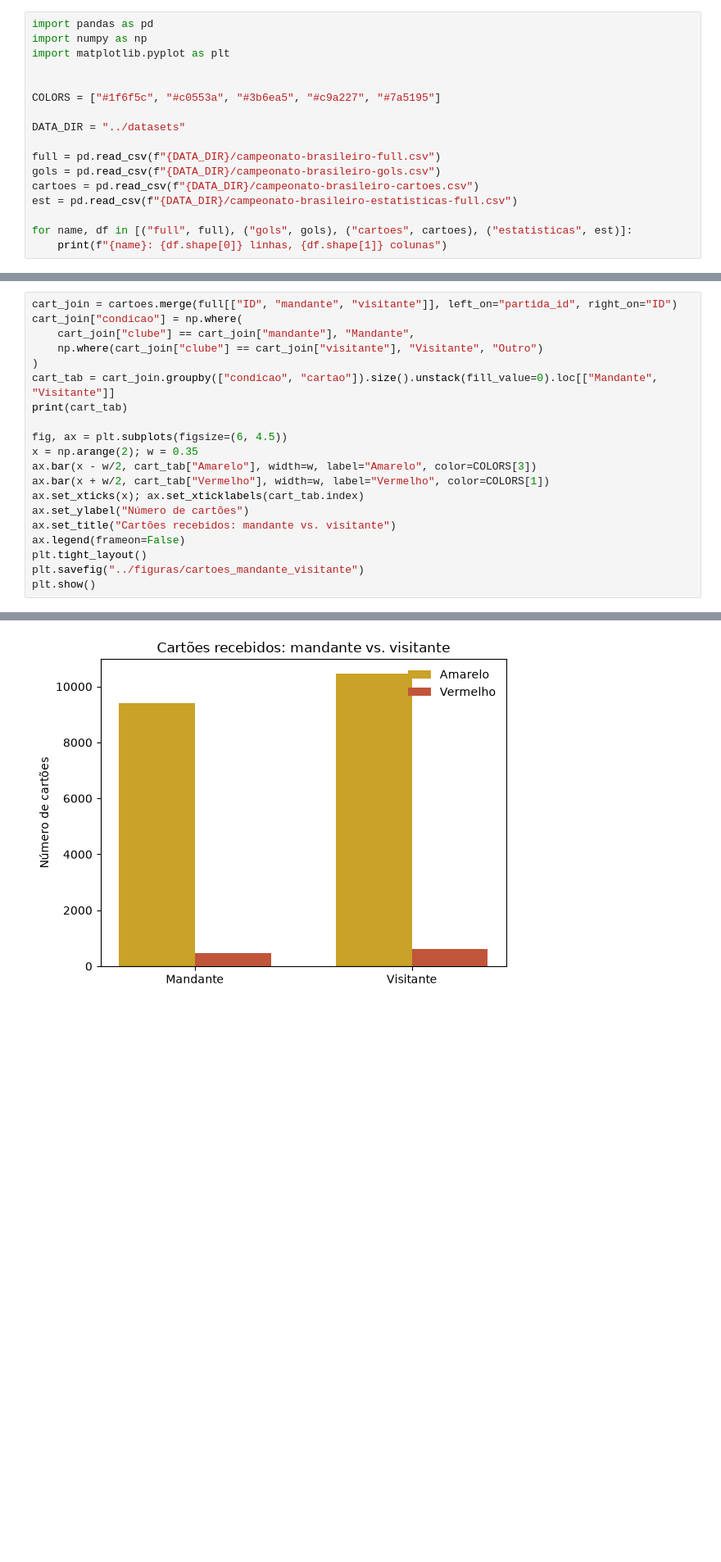
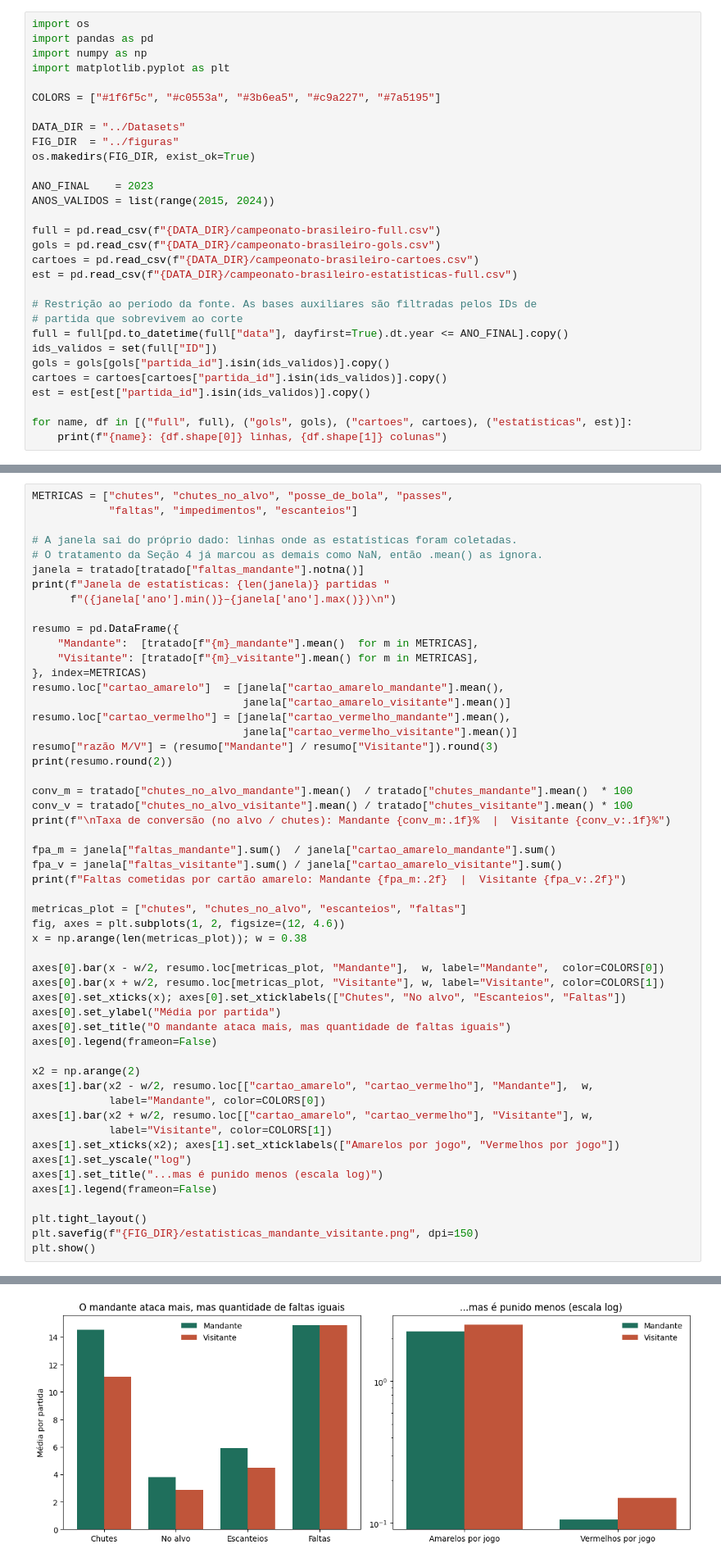
Before and after one commit to KIOliveira/T2-CienciaDeDados, a Jupyter notebook: notebooks/EDA.ipynb, the cells around one changed output, grey strips where cells are left out. Shown at 82% size. Drawn from its saved outputs; the diff is of its cells as text; blank space fills up the shorter version.

```diff
--- a/notebooks/EDA.ipynb
+++ b/notebooks/EDA.ipynb
@@ -7,18 +15,31 @@ Este notebook carrega as 4 bases do projeto, faz a limpeza básica, e conduz a a
 # %%
+import os
 import pandas as pd
 import numpy as np
 import matplotlib.pyplot as plt
 
-
 COLORS = ["#1f6f5c", "#c0553a", "#3b6ea5", "#c9a227", "#7a5195"]
 
-DATA_DIR = "../datasets"
+DATA_DIR = "../Datasets"
+FIG_DIR  = "../figuras"
+os.makedirs(FIG_DIR, exist_ok=True)
+
+ANO_FINAL    = 2023
+ANOS_VALIDOS = list(range(2015, 2024))
 
 full = pd.read_csv(f"{DATA_DIR}/campeonato-brasileiro-full.csv")
 gols = pd.read_csv(f"{DATA_DIR}/campeonato-brasileiro-gols.csv")
 cartoes = pd.read_csv(f"{DATA_DIR}/campeonato-brasileiro-cartoes.csv")
 est = pd.read_csv(f"{DATA_DIR}/campeonato-brasileiro-estatisticas-full.csv")
 
+# Restrição ao período da fonte. As bases auxiliares são filtradas pelos IDs de
+# partida que sobrevivem ao corte
+full = full[pd.to_datetime(full["data"], dayfirst=True).dt.year <= ANO_FINAL].copy()
+ids_validos = set(full["ID"])
+gols = gols[gols["partida_id"].isin(ids_validos)].copy()
+cartoes = cartoes[cartoes["partida_id"].isin(ids_validos)].copy()
+est = est[est["partida_id"].isin(ids_validos)].copy()
+
 for name, df in [("full", full), ("gols", gols), ("cartoes", cartoes), ("estatisticas", est)]:
     print(f"{name}: {df.shape[0]} linhas, {df.shape[1]} colunas")
 # %% [output]
@@ -184,21 +579,54 @@ plt.show()
 # %%
-cart_join = cartoes.merge(full[["ID", "mandante", "visitante"]], left_on="partida_id", right_on="ID")
-cart_join["condicao"] = np.where(
-    cart_join["clube"] == cart_join["mandante"], "Mandante",
-    np.where(cart_join["clube"] == cart_join["visitante"], "Visitante", "Outro")
-)
-cart_tab = cart_join.groupby(["condicao", "cartao"]).size().unstack(fill_value=0).loc[["Mandante", "Visitante"]]
-print(cart_tab)
+METRICAS = ["chutes", "chutes_no_alvo", "posse_de_bola", "passes",
+            "faltas", "impedimentos", "escanteios"]
 
-fig, ax = plt.subplots(figsize=(6, 4.5))
-x = np.arange(2); w = 0.35
-ax.bar(x - w/2, cart_tab["Amarelo"], width=w, label="Amarelo", color=COLORS[3])
-ax.bar(x + w/2, cart_tab["Vermelho"], width=w, label="Vermelho", color=COLORS[1])
-ax.set_xticks(x); ax.set_xticklabels(cart_tab.index)
-ax.set_ylabel("Número de cartões")
-ax.set_title("Cartões recebidos: mandante vs. visitante")
-ax.legend(frameon=False)
+# A janela sai do próprio dado: linhas onde as estatísticas foram coletadas.
+# O tratamento da Seção 4 já marcou as demais como NaN, então .mean() as ignora.
+janela = tratado[tratado["faltas_mandante"].notna()]
+print(f"Janela de estatísticas: {len(janela)} partidas "
+      f"({janela['ano'].min()}–{janela['ano'].max()})\n")
+
+resumo = pd.DataFrame({
+    "Mandante":  [tratado[f"{m}_mandante"].mean()  for m in METRICAS],
+    "Visitante": [tratado[f"{m}_visitante"].mean() for m in METRICAS],
+}, index=METRICAS)
+resumo.loc["cartao_amarelo"]  = [janela["cartao_amarelo_mandante"].mean(),
+                                 janela["cartao_amarelo_visitante"].mean()]
+resumo.loc["cartao_vermelho"] = [janela["cartao_vermelho_mandante"].mean(),
+                                 janela["cartao_vermelho_visitante"].mean()]
+resumo["razão M/V"] = (resumo["Mandante"] / resumo["Visitante"]).round(3)
+print(resumo.round(2))
+
+conv_m = tratado["chutes_no_alvo_mandante"].mean()  / tratado["chutes_mandante"].mean()  * 100
+conv_v = tratado["chutes_no_alvo_visitante"].mean() / tratado["chutes_visitante"].mean() * 100
+print(f"\nTaxa de conversão (no alvo / chutes): Mandante {conv_m:.1f}%  |  Visitante {conv_v:.1f}%")
+
+fpa_m = janela["faltas_mandante"].sum()  / janela["cartao_amarelo_mandante"].sum()
+fpa_v = janela["faltas_visitante"].sum() / janela["cartao_amarelo_visitante"].sum()
+print(f"Faltas cometidas por cartão amarelo: Mandante {fpa_m:.2f}  |  Visitante {fpa_v:.2f}")
+
+metricas_plot = ["chutes", "chutes_no_alvo", "escanteios", "faltas"]
+fig, axes = plt.subplots(1, 2, figsize=(12, 4.6))
+x = np.arange(len(metricas_plot)); w = 0.38
+
+axes[0].bar(x - w/2, resumo.loc[metricas_plot, "Mandante"],  w, label="Mandante",  color=COLORS[0])
+axes[0].bar(x + w/2, resumo.loc[metricas_plot, "Visitante"], w, label="Visitante", color=COLORS[1])
+axes[0].set_xticks(x); axes[0].set_xticklabels(["Chutes", "No alvo", "Escanteios", "Faltas"])
+axes[0].set_ylabel("Média por partida")
+axes[0].set_title("O mandante ataca mais, mas quantidade de faltas iguais")
+axes[0].legend(frameon=False)
+
+x2 = np.arange(2)
+axes[1].bar(x2 - w/2, resumo.loc[["cartao_amarelo", "cartao_vermelho"], "Mandante"],  w,
+            label="Mandante", color=COLORS[0])
+axes[1].bar(x2 + w/2, resumo.loc[["cartao_amarelo", "cartao_vermelho"], "Visitante"], w,
+            label="Visitante", color=COLORS[1])
+axes[1].set_xticks(x2); axes[1].set_xticklabels(["Amarelos por jogo", "Vermelhos por jogo"])
+axes[1].set_yscale("log")
+axes[1].set_title("...mas é punido menos (escala log)")
+axes[1].legend(frameon=False)
+
 plt.tight_layout()
-plt.savefig("../figuras/cartoes_mandante_visitante")
+plt.savefig(f"{FIG_DIR}/estatisticas_mandante_visitante.png", dpi=150)
 plt.show()
 # %% [output]
@@ -209 +648 @@ Visitante    10456       623
-[figure, old version]
+[figure, new version]
```
Also changed, not shown: parts of 51 cells of this notebook.
